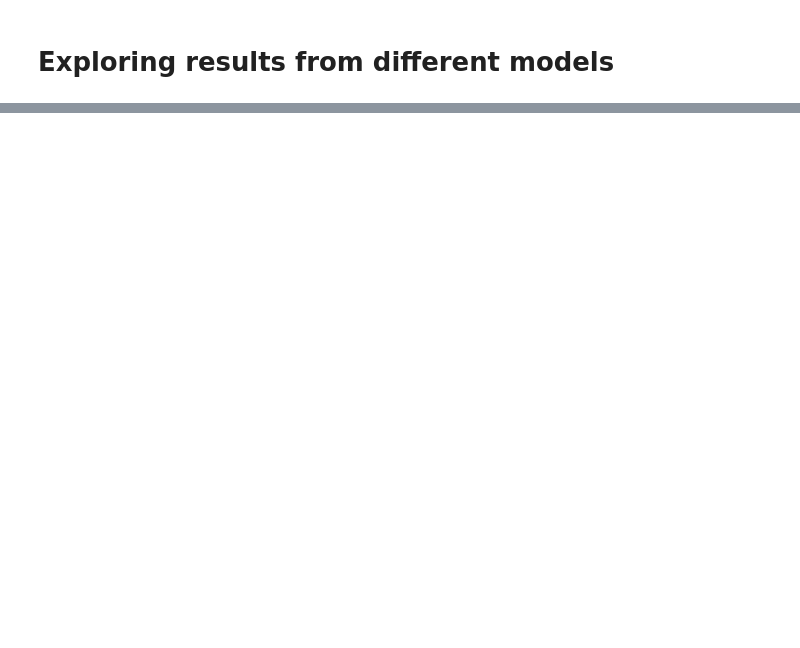
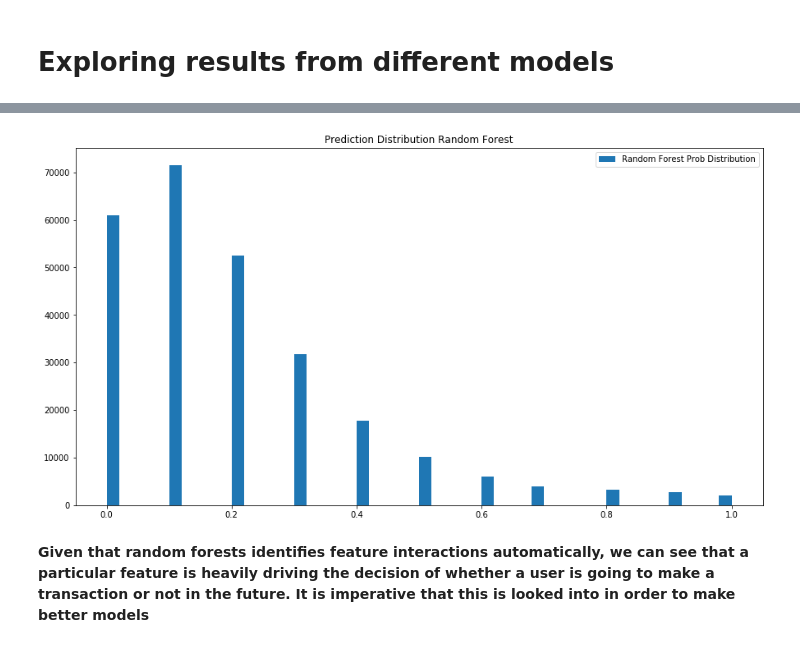
Before and after one commit to fromdatavistodatascience/venmo, a Jupyter notebook: modelling.ipynb, the cells around one changed output, grey strips where cells are left out. Drawn from its saved outputs; the diff is of its cells as text; code cells hidden in the pictures; blank space fills up the shorter version.

```diff
--- a/modelling.ipynb
+++ b/modelling.ipynb
@@ -155,0 +138,22 @@ plot_confusion_matrix(cnf_matrix, classes, title='Confusion matrix', cmap=plt.cm
+# %%
+#False positive Rate and true positive rate
+fpr, tpr, thresholds = roc_curve(y_test, logreg_y_new_preds)
+
+#Seaborns Beautiful Styling
+sns.set_style("darkgrid", {"axes.facecolor": ".9"})
+
+print('AUC: {}'.format(auc(fpr, tpr)))
+plt.figure(figsize=(10,8))
+lw = 2
+plt.plot(fpr, tpr, color='darkorange',
+         lw=lw, label='ROC curve')
+plt.plot([0, 1], [0, 1], color='navy', lw=lw, linestyle='--')
+plt.xlim([0.0, 1.0])
+plt.ylim([0.0, 1.05])
+plt.yticks([i/20.0 for i in range(21)])
+plt.xticks([i/20.0 for i in range(21)])
+plt.xlabel('False Positive Rate')
+plt.ylabel('True Positive Rate')
+plt.title('Receiver operating characteristic (ROC) Curve')
+plt.legend(loc="lower right")
+plt.show()
@@ -155,0 +246,7 @@ plot_confusion_matrix(cnf_matrix, classes, title='Confusion matrix', cmap=plt.cm
+# %%
+# save the model to disk
+forest_model = 'ent_forest.joblib'
+joblib.dump(ent_forest_pipe, forest_model)
+# %%
+# load the model from disk
+ent_forest_pipe = joblib.load(forest_model, mmap_mode=None)
@@ -155,0 +260,11 @@ plot_confusion_matrix(cnf_matrix, classes, title='Confusion matrix', cmap=plt.cm
+# %%
+ent_forest_y_hat_preds = ent_forest_pipe.predict_proba(X_test)
+# %%
+fig, ax = plt.subplots(figsize=(15,8))
+ax.hist(ent_forest_y_hat_preds[:,1], bins=50)
+plt.title('Prediction Distribution Random Forest')
+plt.legend(['Random Forest Prob Distribution']);
+# %% [output]
+[figure, added]
+# %% [markdown]
+__Given that random forests identifies feature interactions automatically, we can see that a particular feature is heavily driving the decision of whether a user is going to make a transaction or not in the future. It is imperative that this is looked into in order to make better models__
```
Also changed, not shown: parts of 98 cells of this notebook.
